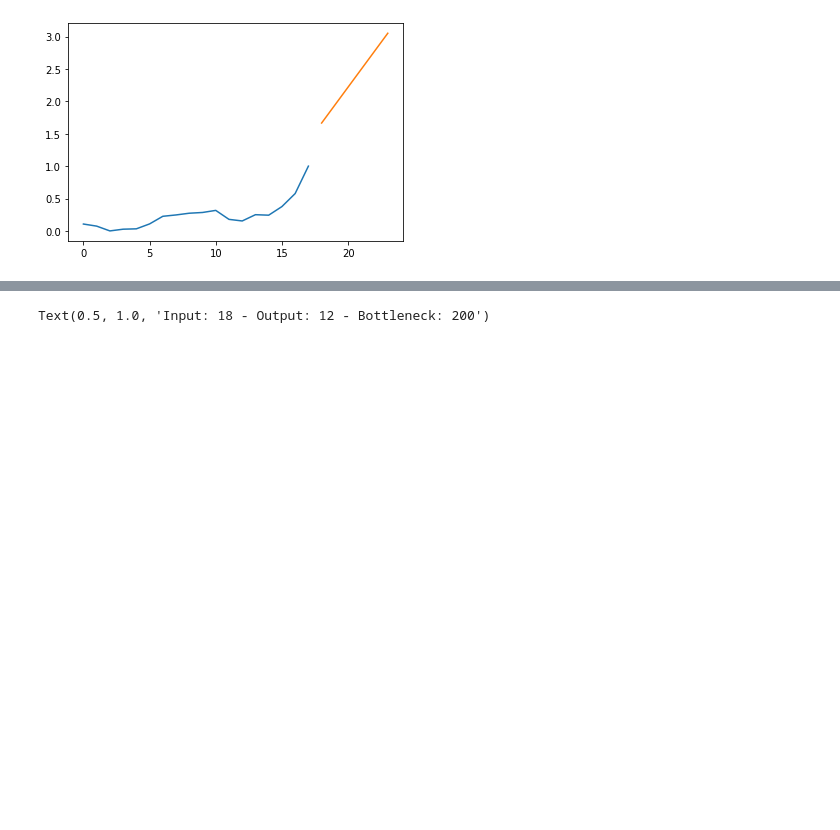
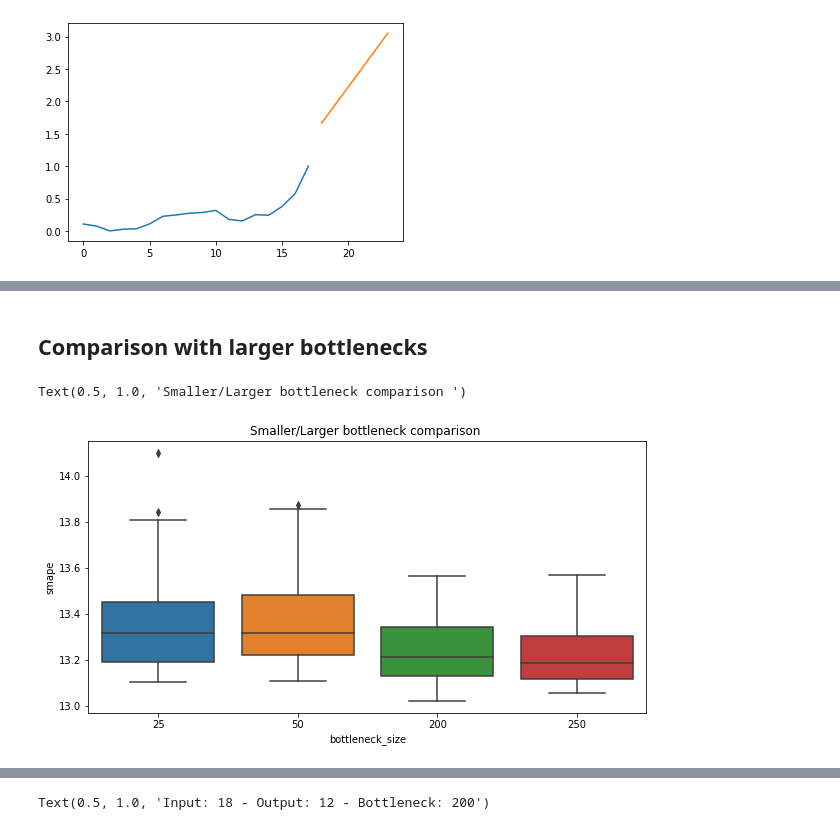
Before and after one commit to djib2011/forecasting, a Jupyter notebook: analysis/check_lines.ipynb, the cells around one changed output, grey strips where cells are left out. Saved outputs shown, nothing was run; the diff lists cells and outputs as text; code cells hidden in the pictures; blank space fills up the shorter version.

```diff
--- a/analysis/check_lines.ipynb
+++ b/analysis/check_lines.ipynb
@@ -83,0 +82,10 @@ results['smape']
+# %% [markdown]
+## Comparison with larger bottlenecks
+# %%
+plt.figure(figsize=(10, 5))
+sns.boxplot(x='bottleneck_size', y='smape', data=df2[df2['bottleneck_activation'] == 'relu'])
+
+plt.title('Smaller/Larger bottleneck comparison ')
+# %% [output]
+Text(0.5, 1.0, 'Smaller/Larger bottleneck comparison ')
+[figure, added]
```
Also changed, not shown: parts of 17 cells of this notebook, 1 other file.
